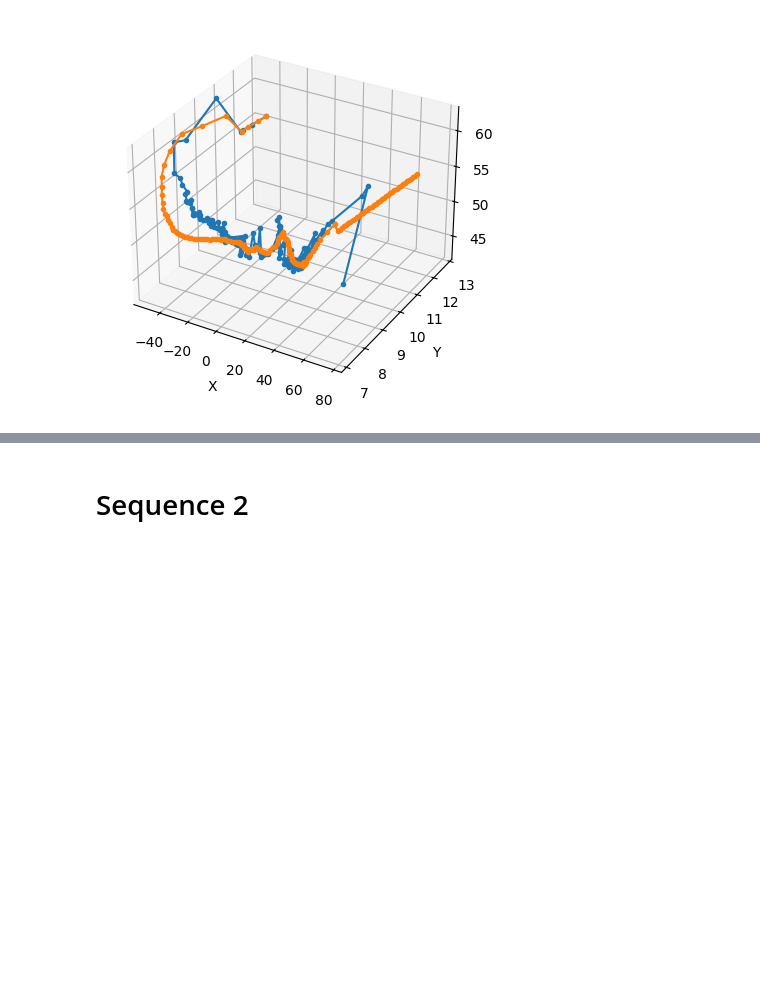
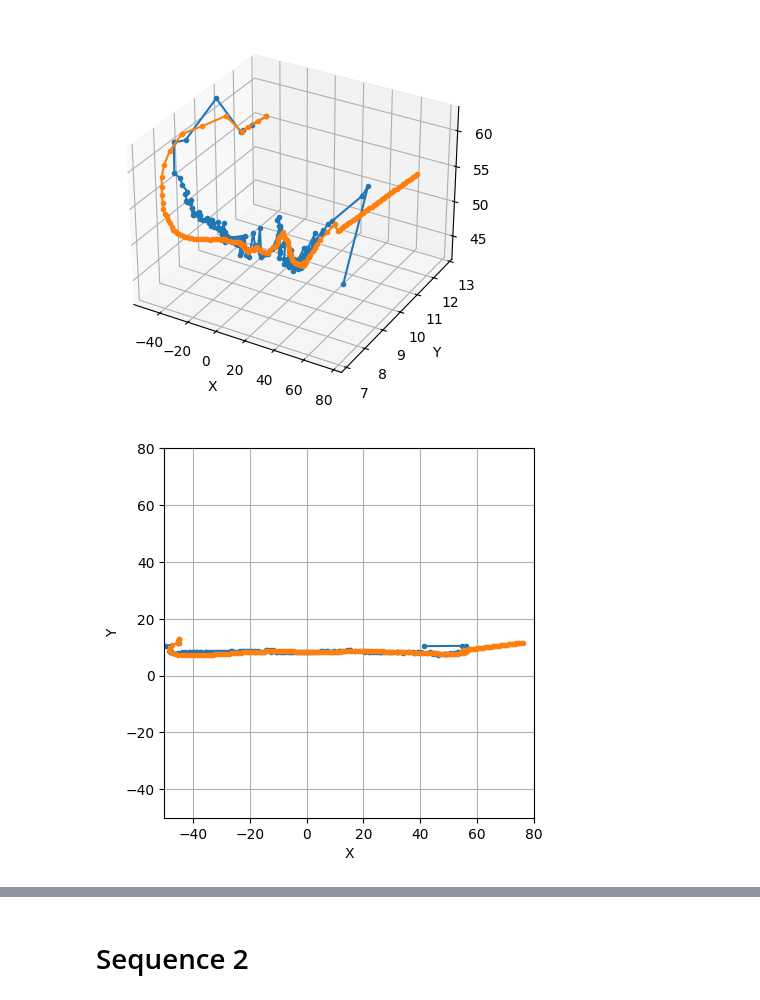
Before and after one commit to NepyouDTU/-34759-Perception-for-autonomous-systems, a Jupyter notebook: Nicolai.ipynb, the cells around one changed output, grey strips where cells are left out. Cells and saved outputs as stored; diff of their text form; code cells hidden in the pictures; blank space fills up the shorter version.

Commit message:
Add a 2D plot (håber ikke jeg forstyrer Nicolai:) )

```diff
--- a/Nicolai.ipynb
+++ b/Nicolai.ipynb
@@ -273,3 +269,17 @@ ax.set_zlabel("Z")
 plt.show()
 # %% [output]
 [figure]
+# %%
+fig = plt.figure()
+ax = fig.add_subplot(111)
+ax.plot(positions[:, 0], positions[:, 1], marker=".")
+ax.plot(filtered_positions[:, 0], filtered_positions[:, 1], marker=".")
+ax.set_xlabel("X")
+ax.set_ylabel("Y")
+ax.set_aspect("equal")
+ax.set_xlim([-50, 80])
+ax.set_ylim([-50, 80])
+ax.grid(True)
+plt.show()
+# %% [output]
+[figure, added]
```
Also changed, not shown: parts of 2 cells of this notebook.
